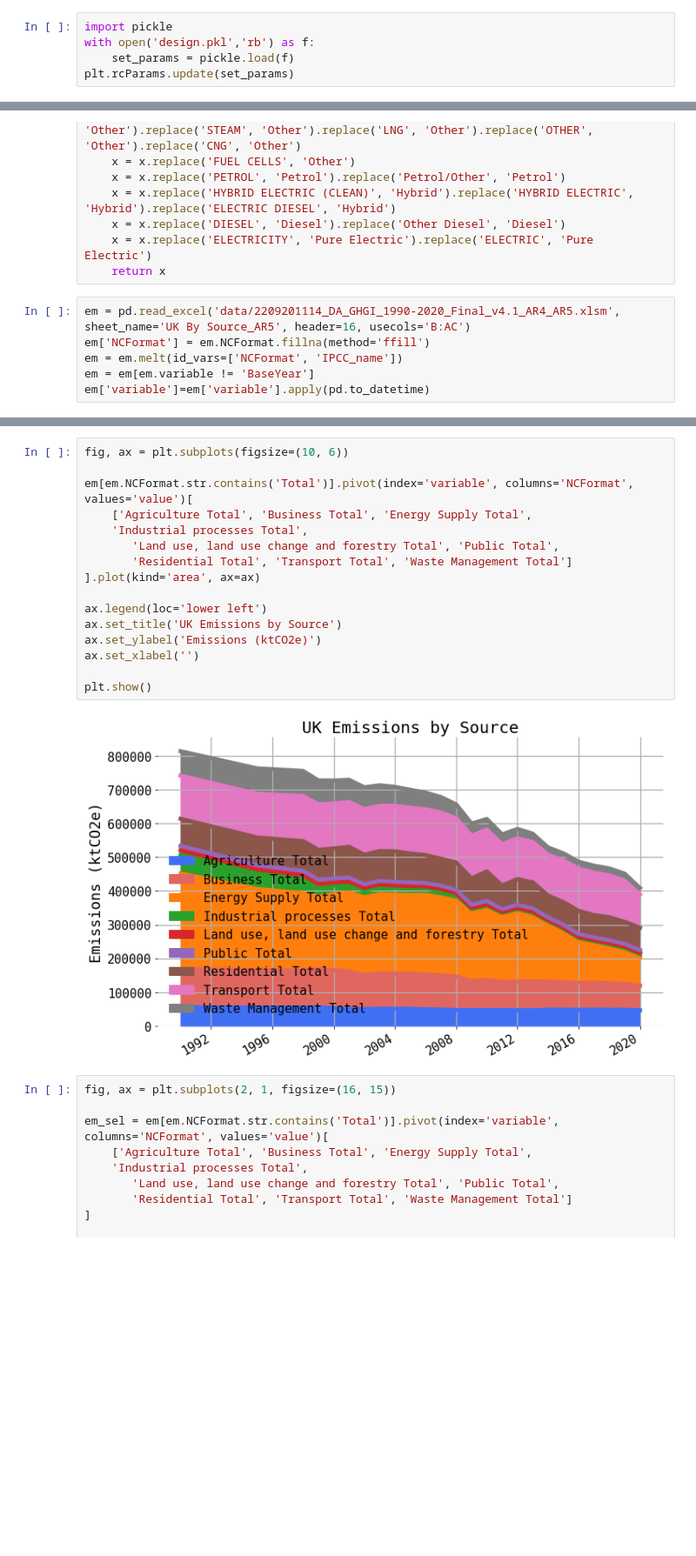
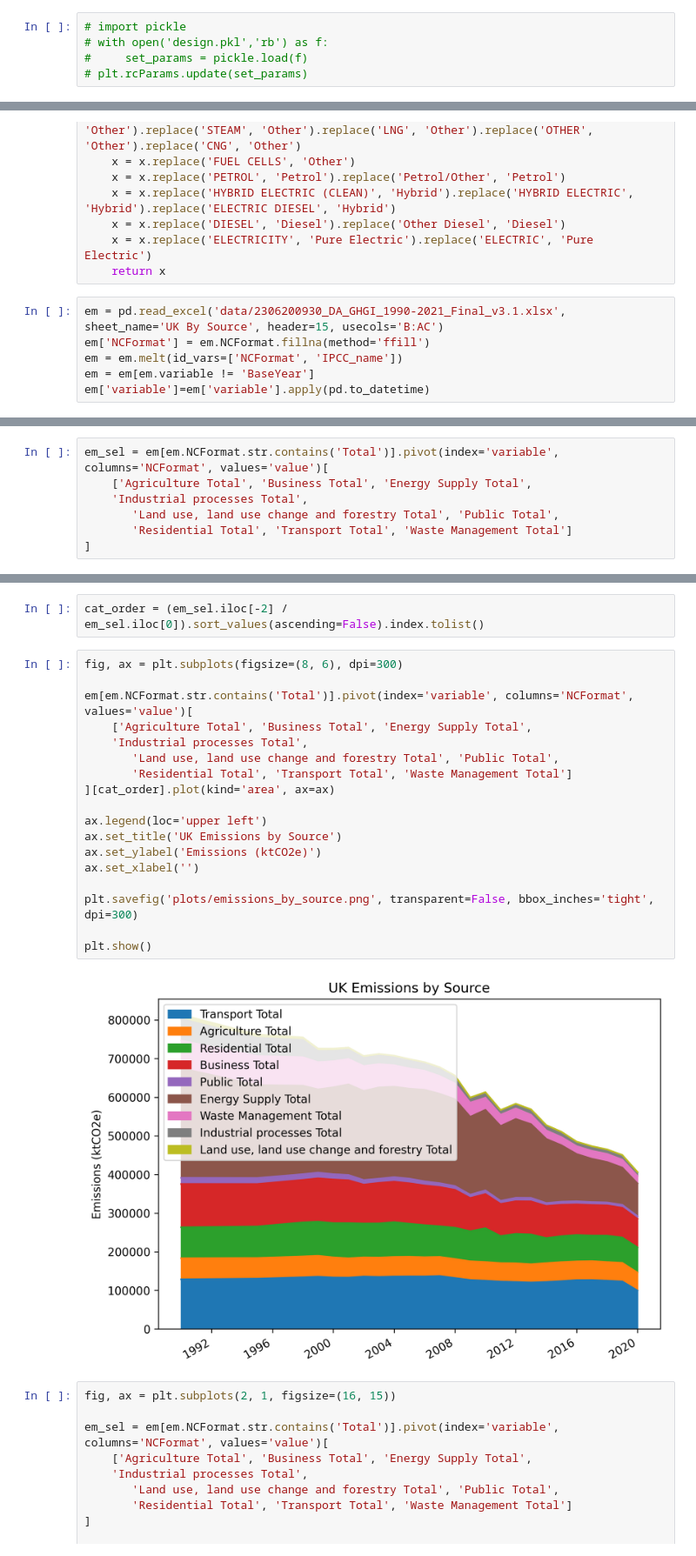
Before and after one commit to New-AutoMotive/zev_mandate, a Jupyter notebook: 00) UK Transport Emissions.ipynb, the cells around one changed output, grey strips where cells are left out. Shown at 87% size. Cells and saved outputs as stored; diff of their text form; blank space fills up the shorter version.

```diff
--- a/00) UK Transport Emissions.ipynb
+++ b/00) UK Transport Emissions.ipynb
@@ -15,10 +15,10 @@ tqdm.pandas()
 The google.cloud.bigquery extension is already loaded. To reload it, use:
   %reload_ext google.cloud.bigquery
 # %%
-import pickle
-with open('design.pkl','rb') as f:
-    set_params = pickle.load(f)
-plt.rcParams.update(set_params)
+# import pickle
+# with open('design.pkl','rb') as f:
+#     set_params = pickle.load(f)
+# plt.rcParams.update(set_params)
 # %%
 def ft_cleaner(x):
     x = x.replace('GAS BI-FUEL', 'Other').replace('GAS', 'Other').replace('GAS DIESEL', 'Other').replace('PETROL/GAS', 'Other').replace('LPG', 'Other').replace('STEAM', 'Other').replace('LNG', 'Other').replace('OTHER', 'Other').replace('CNG', 'Other')
@@ -29,7 +29,7 @@ def ft_cleaner(x):
     x = x.replace('ELECTRICITY', 'Pure Electric').replace('ELECTRIC', 'Pure Electric')
     return x
 # %%
-em = pd.read_excel('data/2209201114_DA_GHGI_1990-2020_Final_v4.1_AR4_AR5.xlsm', sheet_name='UK By Source_AR5', header=16, usecols='B:AC')
+em = pd.read_excel('data/2306200930_DA_GHGI_1990-2021_Final_v3.1.xlsx', sheet_name='UK By Source', header=15, usecols='B:AC')
 em['NCFormat'] = em.NCFormat.fillna(method='ffill')
 em = em.melt(id_vars=['NCFormat', 'IPCC_name'])
 em = em[em.variable != 'BaseYear']
@@ -45,3 +49,10 @@ array(['Agriculture', 'Agriculture Total', 'Business', 'Business Total',
        'Public Total', 'Residential', 'Residential Total', 'Transport',
        'Transport Total', 'Waste Management', 'Waste Management Total',
        'Grand Total'], dtype=object)
+# %%
+em_sel = em[em.NCFormat.str.contains('Total')].pivot(index='variable', columns='NCFormat', values='value')[
+    ['Agriculture Total', 'Business Total', 'Energy Supply Total',
+    'Industrial processes Total',
+       'Land use, land use change and forestry Total', 'Public Total',
+       'Residential Total', 'Transport Total', 'Waste Management Total']
+]
@@ -48,21 +61,25 @@ array(['Agriculture', 'Agriculture Total', 'Business', 'Business Total',
+# %%
+cat_order = (em_sel.iloc[-2] / em_sel.iloc[0]).sort_values(ascending=False).index.tolist()
 # %%
-fig, ax = plt.subplots(figsize=(10, 6))
+fig, ax = plt.subplots(figsize=(8, 6), dpi=300)
 
 em[em.NCFormat.str.contains('Total')].pivot(index='variable', columns='NCFormat', values='value')[
     ['Agriculture Total', 'Business Total', 'Energy Supply Total',
     'Industrial processes Total',
        'Land use, land use change and forestry Total', 'Public Total',
        'Residential Total', 'Transport Total', 'Waste Management Total']
-].plot(kind='area', ax=ax)
+][cat_order].plot(kind='area', ax=ax)
 
-ax.legend(loc='lower left')
+ax.legend(loc='upper left')
 ax.set_title('UK Emissions by Source')
 ax.set_ylabel('Emissions (ktCO2e)')
 ax.set_xlabel('')
 
+plt.savefig('plots/emissions_by_source.png', transparent=False, bbox_inches='tight', dpi=300)
+
 plt.show()
 # %% [output]
-[figure, old version]
+[figure, new version]
 # %%
 fig, ax = plt.subplots(2, 1, figsize=(16, 15))
 
```
Also changed, not shown: parts of 3 cells of this notebook, 14 other files.
